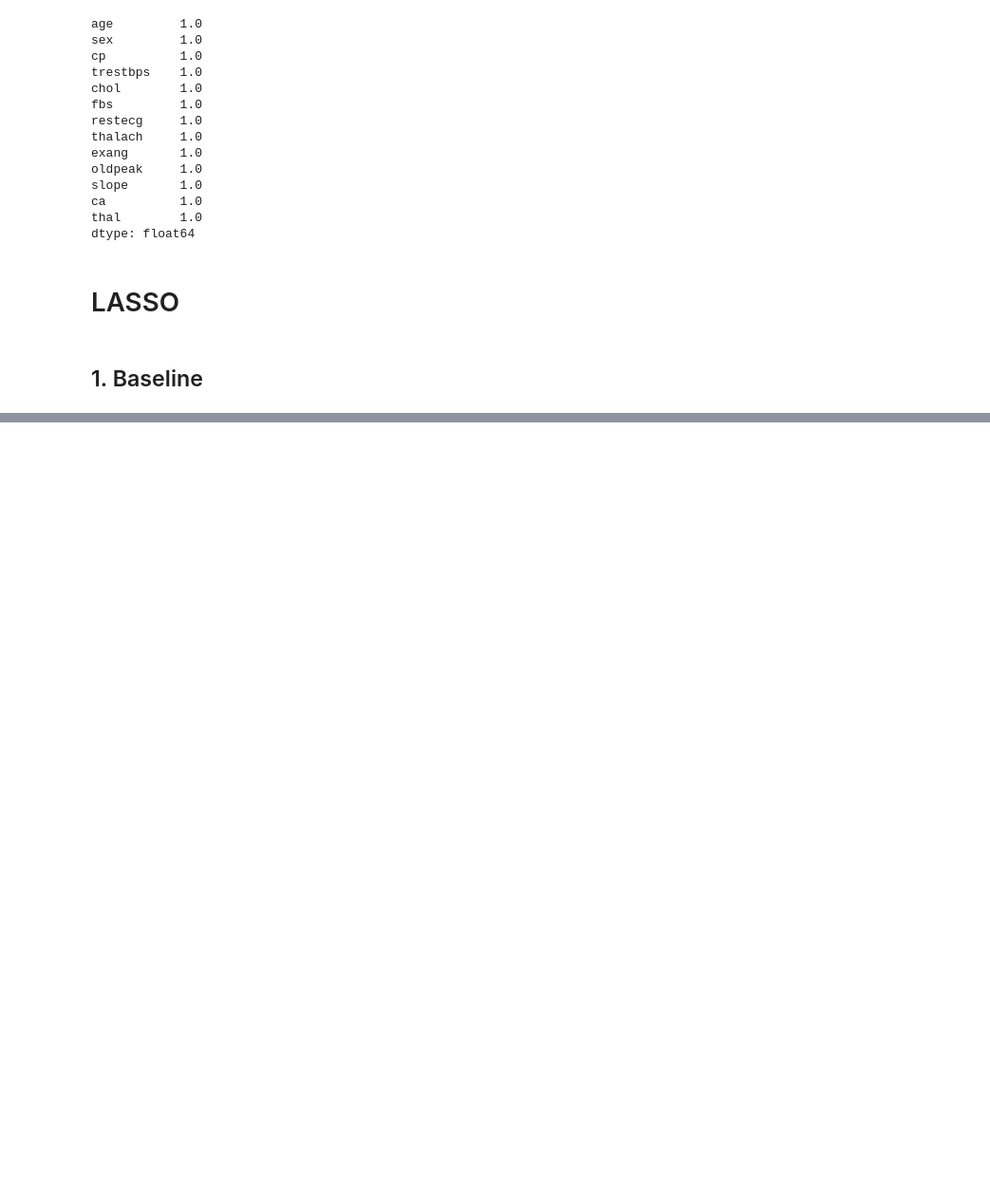
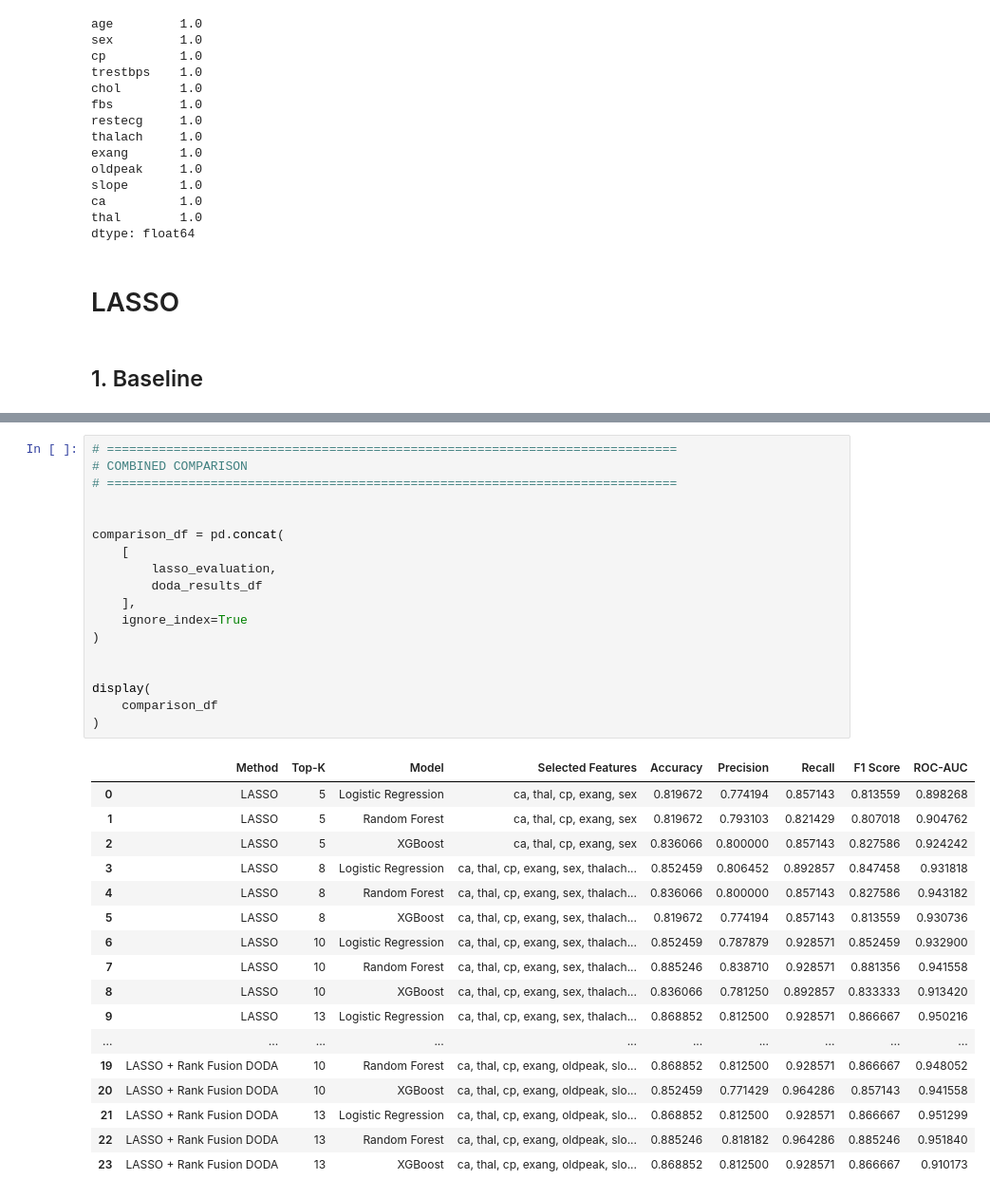
Before and after one commit to anandha-3679/msc_research, a Jupyter notebook: notebooks/anandha/heartdisease/heartdisease_lasso.ipynb, the cells around one changed output, grey strips where cells are left out. Shown at 95% size. Cells and saved outputs as stored; diff of their text form; blank space fills up the shorter version.

Commit message:
hd_lasso completed

```diff
--- a/notebooks/anandha/heartdisease/heartdisease_lasso.ipynb
+++ b/notebooks/anandha/heartdisease/heartdisease_lasso.ipynb
@@ -460,0 +1308,36 @@ dtype: float64
+# %%
+# =============================================================================
+# COMBINED COMPARISON
+# =============================================================================
+
+
+comparison_df = pd.concat(
+    [
+        lasso_evaluation,
+        doda_results_df
+    ],
+    ignore_index=True
+)
+
+
+display(
+    comparison_df
+)
+# %% [output]
+|  | Method | Top-K | Model | Selected Features | Accuracy | Precision | Recall | F1 Score | ROC-AUC |
+| 0 | LASSO | 5 | Logistic Regression | ca, thal, cp, exang, sex | 0.819672 | 0.774194 | 0.857143 | 0.813559 | 0.898268 |
+| 1 | LASSO | 5 | Random Forest | ca, thal, cp, exang, sex | 0.819672 | 0.793103 | 0.821429 | 0.807018 | 0.904762 |
+| 2 | LASSO | 5 | XGBoost | ca, thal, cp, exang, sex | 0.836066 | 0.800000 | 0.857143 | 0.827586 | 0.924242 |
+| 3 | LASSO | 8 | Logistic Regression | ca, thal, cp, exang, sex, thalach... | 0.852459 | 0.806452 | 0.892857 | 0.847458 | 0.931818 |
+| 4 | LASSO | 8 | Random Forest | ca, thal, cp, exang, sex, thalach... | 0.836066 | 0.800000 | 0.857143 | 0.827586 | 0.943182 |
+| 5 | LASSO | 8 | XGBoost | ca, thal, cp, exang, sex, thalach... | 0.819672 | 0.774194 | 0.857143 | 0.813559 | 0.930736 |
+| 6 | LASSO | 10 | Logistic Regression | ca, thal, cp, exang, sex, thalach... | 0.852459 | 0.787879 | 0.928571 | 0.852459 | 0.932900 |
+| 7 | LASSO | 10 | Random Forest | ca, thal, cp, exang, sex, thalach... | 0.885246 | 0.838710 | 0.928571 | 0.881356 | 0.941558 |
+| 8 | LASSO | 10 | XGBoost | ca, thal, cp, exang, sex, thalach... | 0.836066 | 0.781250 | 0.892857 | 0.833333 | 0.913420 |
+| 9 | LASSO | 13 | Logistic Regression | ca, thal, cp, exang, sex, thalach... | 0.868852 | 0.812500 | 0.928571 | 0.866667 | 0.950216 |
+| ... | ... | ... | ... | ... | ... | ... | ... | ... | ... |
+| 19 | LASSO + Rank Fusion DODA | 10 | Random Forest | ca, thal, cp, exang, oldpeak, slo... | 0.868852 | 0.812500 | 0.928571 | 0.866667 | 0.948052 |
+| 20 | LASSO + Rank Fusion DODA | 10 | XGBoost | ca, thal, cp, exang, oldpeak, slo... | 0.852459 | 0.771429 | 0.964286 | 0.857143 | 0.941558 |
+| 21 | LASSO + Rank Fusion DODA | 13 | Logistic Regression | ca, thal, cp, exang, oldpeak, slo... | 0.868852 | 0.812500 | 0.928571 | 0.866667 | 0.951299 |
+| 22 | LASSO + Rank Fusion DODA | 13 | Random Forest | ca, thal, cp, exang, oldpeak, slo... | 0.885246 | 0.818182 | 0.964286 | 0.885246 | 0.951840 |
+| 23 | LASSO + Rank Fusion DODA | 13 | XGBoost | ca, thal, cp, exang, oldpeak, slo... | 0.868852 | 0.812500 | 0.928571 | 0.866667 | 0.910173 |
```
Also changed, not shown: parts of 27 cells of this notebook.
